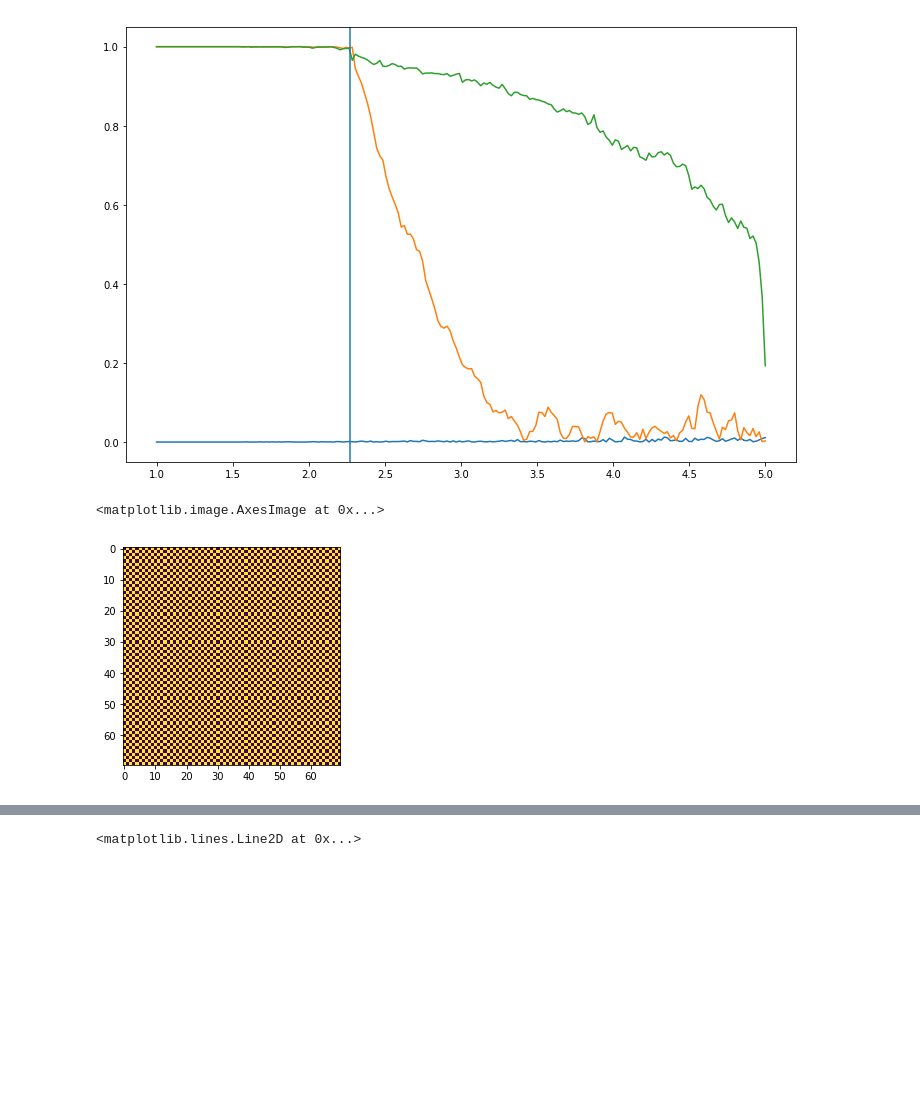
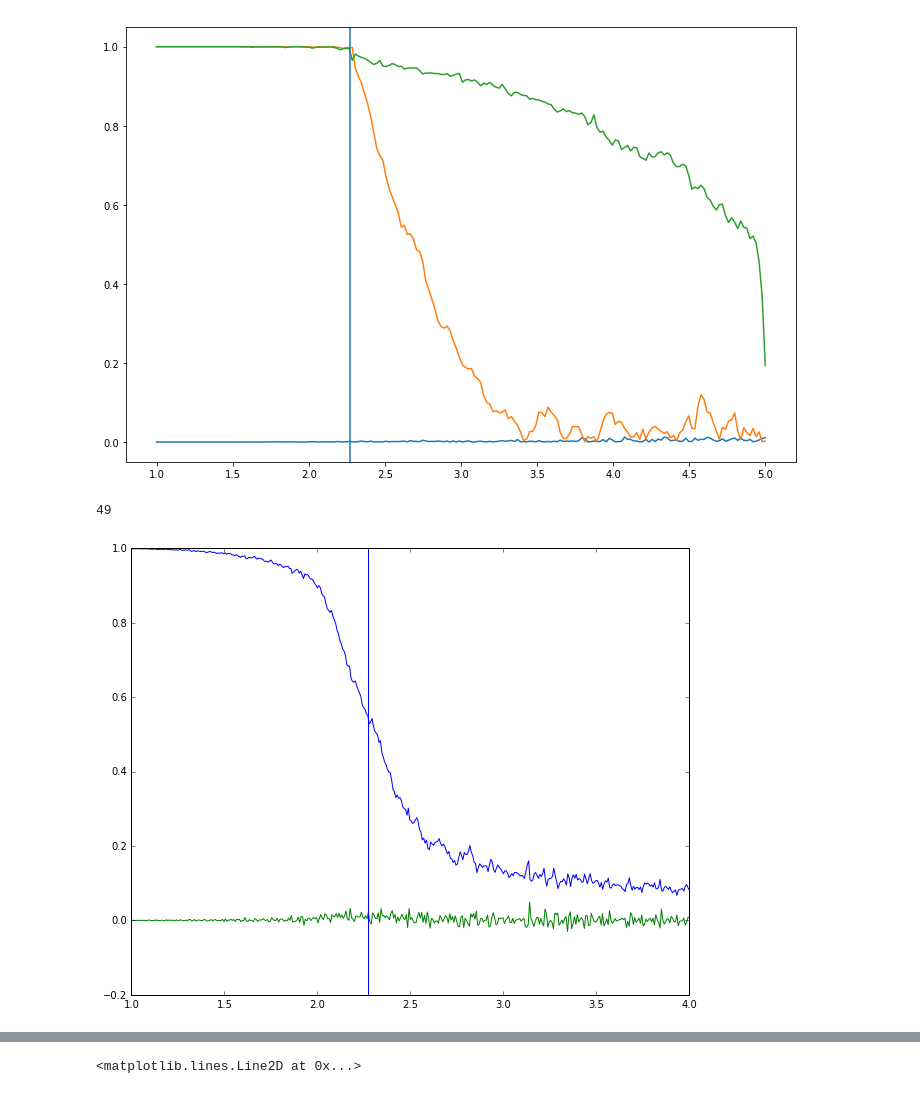
Before and after one commit to ari-viitala/CompPhys, a Jupyter notebook: Viikko4/Viikko4.ipynb, the cells around one changed output, grey strips where cells are left out. Saved outputs shown, nothing was run; the diff lists cells and outputs as text; code cells hidden in the pictures; blank space fills up the shorter version.

```diff
--- a/Viikko4/Viikko4.ipynb
+++ b/Viikko4/Viikko4.ipynb
@@ -77,7 +77,7 @@ plt.show()
 # %% [output]
 [figure]
 # %%
-def H2(i, j, J, lat):
+def H2(i, j, J, lat, N):
     u = j - 1 if j - 1 >= 0 else N - 1
     d = j + 1 if j + 1 < N else 0
     l = i - 1 if i - 1 >= 0 else N - 1
@@ -111,8 +111,8 @@ def anneal(p, N, iters, Th, Tl):
 
         for i in range(0, N):
             for j in range(0, N):
-                energy = H2(i, j, J, lat)
-                de = -2 * energy
+                energy = H2(i, j, J, lat, N)
+                de = -energy
                 if np.random.random() < np.exp(de / T[k]):
                     lat[i, j] *= -1
         m[k] = (1 / N**2 * abs(np.sum(lat)))
@@ -120,9 +120,28 @@ def anneal(p, N, iters, Th, Tl):
 
     return m, ms, lat
 # %%
-m, ms, lat = anneal(1, 50, 200, 5, 0.1)
+m, ms, lat = anneal(1, 50, 200, 3, 0.1)
-# %%
-plt.imshow(lat)
-# %% [output]
-<matplotlib.image.AxesImage at 0x...>
-[figure, removed]
+# %%
+iters = 50
+steps = 400
+ma = np.zeros(steps)
+msa = np.zeros(steps)
+for i in range(0, iters):
+    clear_output(wait = True)
+    print(i)
+    m, ms, lat = anneal(0, 20, steps, 4, 1)
+    ma += m
+    msa += ms
+
+ma /= iters
+msa /= iters
+# %% [output]
+49
+# %%
+plt.figure(1, (10, 8))
+plt.plot(np.linspace(4, 1, steps), ma)
+plt.plot(np.linspace(4, 1, steps -1), np.diff(ma))
+plt.axvline(2.27)
+plt.show()
+# %% [output]
+[figure, added]
```
Also changed, not shown: parts of 1 cell of this notebook.
